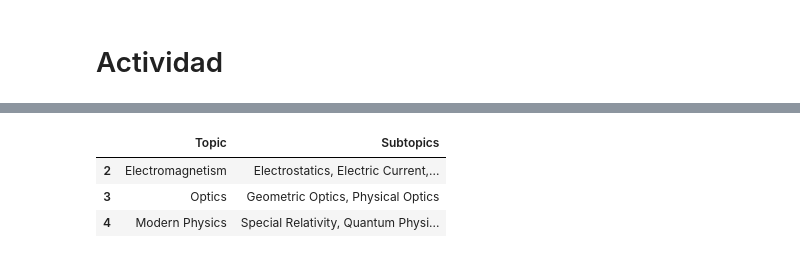
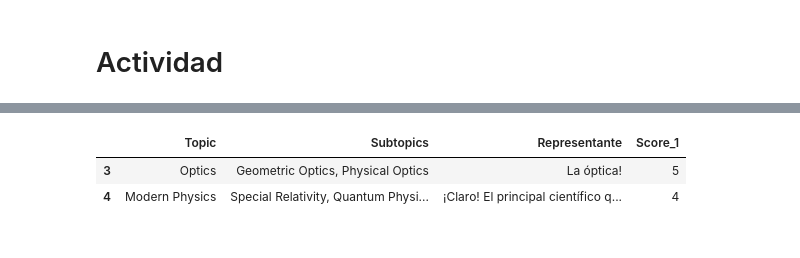
Before and after one commit to inefable12/DUPD_2024, a Jupyter notebook: DUPD_sesion3.ipynb, the cells around one changed output, grey strips where cells are left out. Cells and saved outputs as stored; diff of their text form; code cells hidden in the pictures.

```diff
--- a/DUPD_sesion3.ipynb
+++ b/DUPD_sesion3.ipynb
@@ -127,5 +165,5 @@ df = pd.DataFrame(data)
 # %%
-context1 = df["Topic"][0]
+context1 = df["Topic"][4]
 # %%
 consultas(context1)
 # %% [output]
@@ -181,7 +221,7 @@ def score(input):
     {"role"   : "system",
      "content": context1},
     {"role"   : "user",
-     "content": "Eres un especialista en física y en la enseñanza de la historia de la física, puntúa del 1 al 5, donde 1 es lo peor y 5 es lo mejor, imprime solamente el número o puntuacion de: qué aporte tuvo Sir Isaac Newton en esta area: "},
+     "content": "Eres un especialista en física y en la enseñanza de la historia de la física, puntúa del 1 al 5, donde 1 es lo peor y 5 es lo mejor, imprime solamente el número o puntuacion de: ¿qué aporte tuvo Michael Faraday en esta area: "},
   ]
 
   prompt = pipeline.tokenizer.apply_chat_template(
@@ -251,9 +300,8 @@ Seleccione 5 articulos de su base de datos y realice la pregunta al Abstract:
 # %%
 # Para seleccionar un rango de filas
-filas_seleccionadas = df.iloc[2:5]
+filas_seleccionadas = df.iloc[3:5]
 filas_seleccionadas
 # %% [output]
-|  | Topic | Subtopics |
-| 2 | Electromagnetism | Electrostatics, Electric Current,... |
-| 3 | Optics | Geometric Optics, Physical Optics |
-| 4 | Modern Physics | Special Relativity, Quantum Physi... |
+|  | Topic | Subtopics | Representante | Score_1 |
+| 3 | Optics | Geometric Optics, Physical Optics | La óptica! | 5 |
+| 4 | Modern Physics | Special Relativity, Quantum Physi... | ¡Claro! El principal científico q... | 4 |
```
Also changed, not shown: parts of 28 cells of this notebook.
